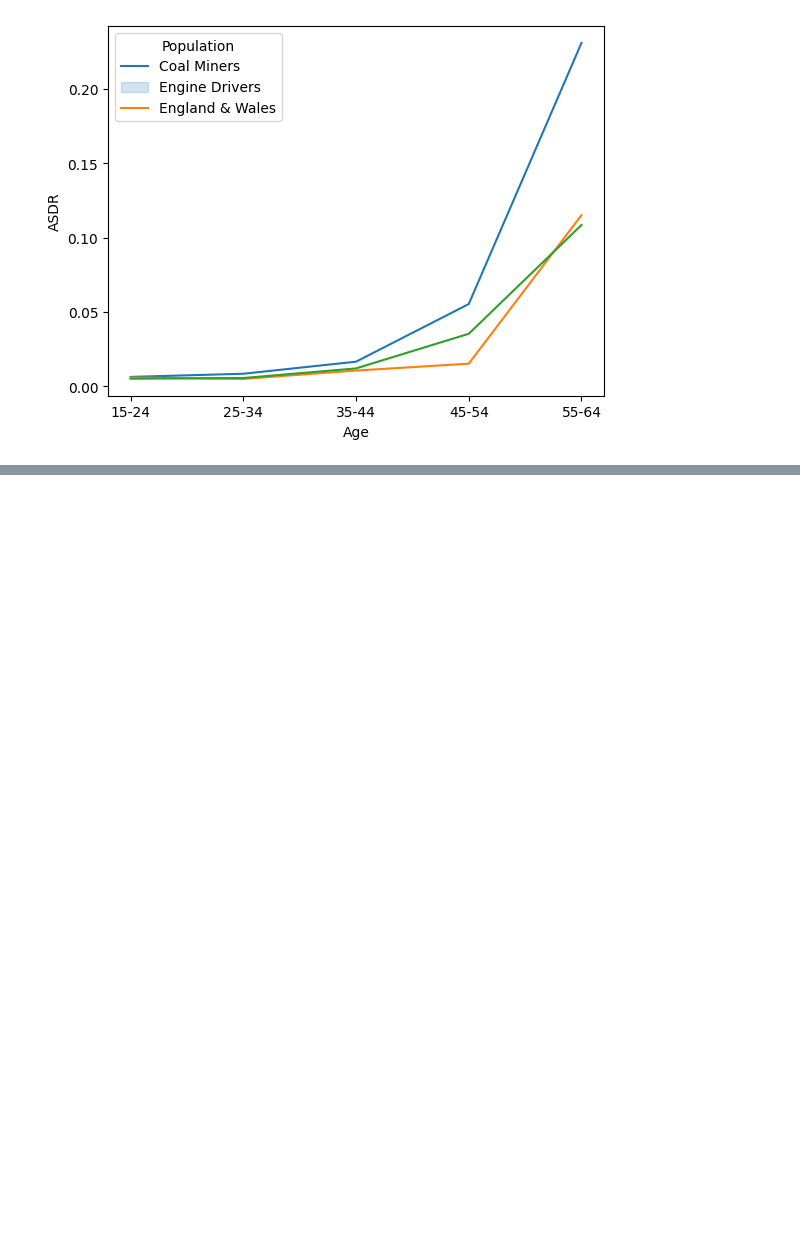
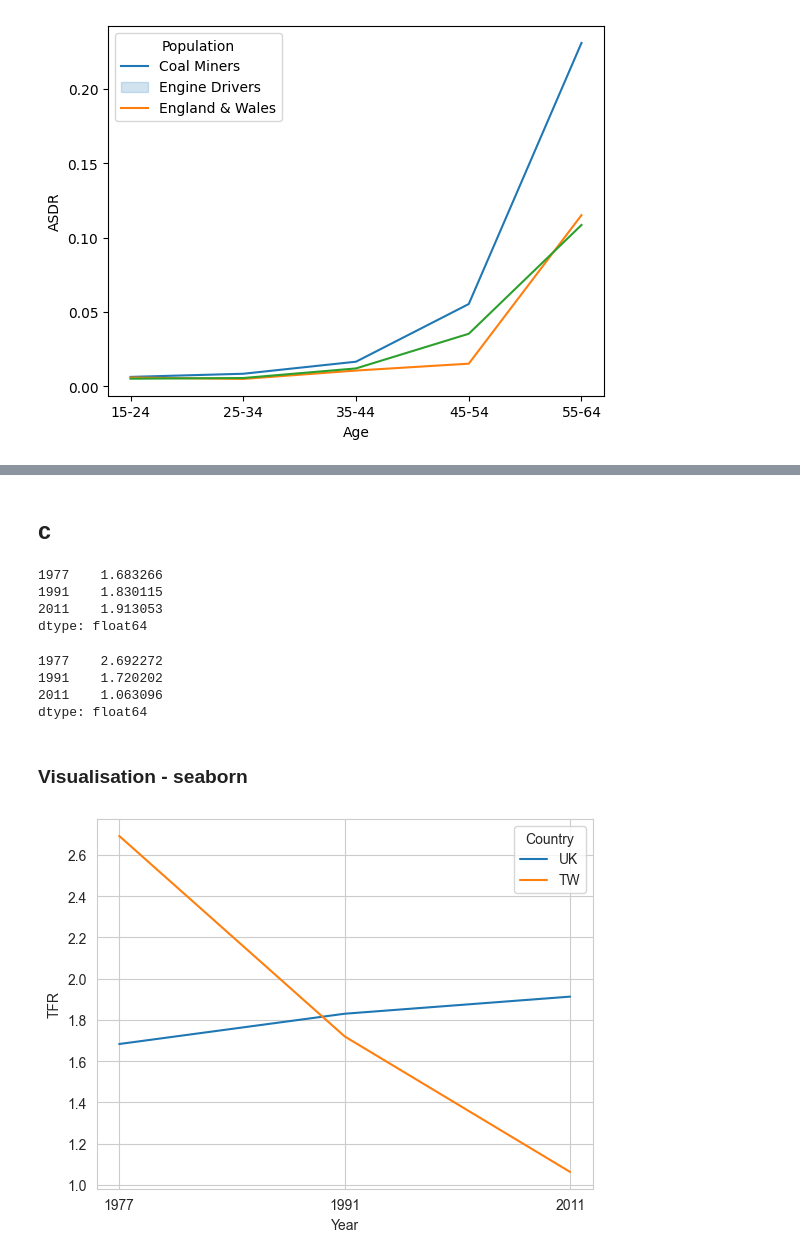
Before and after one commit to yifan-lu-300/humsci_prelims_demography, a Jupyter notebook: 1_population_measures/src/solution.ipynb, the cells around one changed output, grey strips where cells are left out. Drawn from its saved outputs; the diff is of its cells as text; code cells hidden in the pictures; blank space fills up the shorter version.

```diff
--- a/1_population_measures/src/solution.ipynb
+++ b/1_population_measures/src/solution.ipynb
@@ -96,0 +243,45 @@ fig.show()
+# %% [markdown]
+## c
+# %%
+# total fertility rate: sum of ASFR (be aware of the age interval)
+def calculate_tfr(data):
+    tfr = data[0] * 3 + data[1:].sum() * 5
+    return tfr
+
+tfr_uk = data_2_uk[['asfr_1977', 'asfr_1991', 'asfr_2011']].apply(calculate_tfr, axis=0)
+tfr_uk.index = ['1977', '1991', '2011']
+
+tfr_tw = data_2_tw[['asfr_1977', 'asfr_1991', 'asfr_2011']].apply(calculate_tfr, axis=0)
+tfr_tw.index = ['1977', '1991', '2011']
+# %%
+tfr_uk
+# %% [output]
+1977    1.683266
+1991    1.830115
+2011    1.913053
+dtype: float64
+# %%
+tfr_tw
+# %% [output]
+1977    2.692272
+1991    1.720202
+2011    1.063096
+dtype: float64
+# %% [markdown]
+### Visualisation - seaborn
+# %%
+# line chart showing the TFR by country
+tfr = pd.concat([tfr_uk, tfr_tw], axis=1).transpose().reset_index()
+tfr['index'] = ['UK', 'TW']
+
+# transform the data to long format
+tfr_long = tfr.melt(id_vars='index', value_vars=['1977', '1991', '2011'], var_name='year', value_name='tfr')
+
+# plot the data
+sns.lineplot(data=tfr_long, x='year', y='tfr', hue='index', errorbar=None)
+plt.ylabel('TFR')
+plt.xlabel('Year')
+plt.legend(title='Country')
+plt.show()
+# %% [output]
+[figure, added]
```
Also changed, not shown: parts of 21 cells of this notebook.
